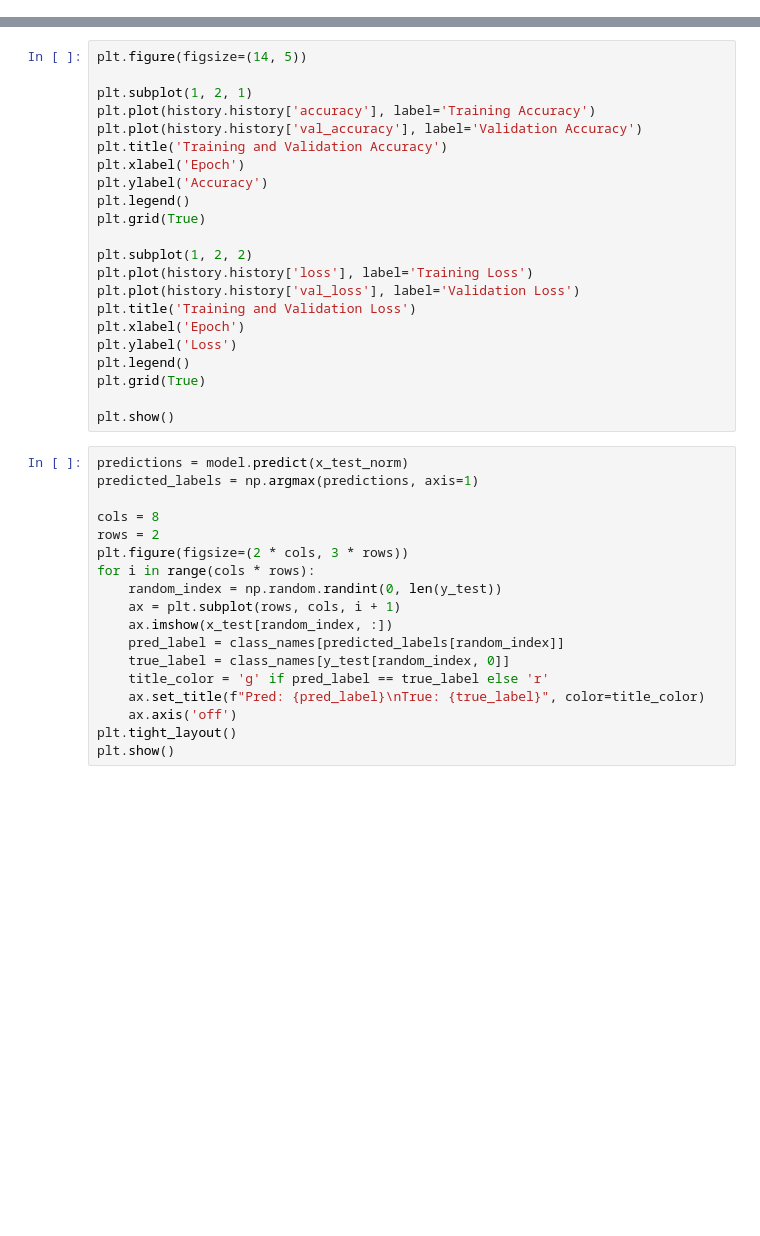
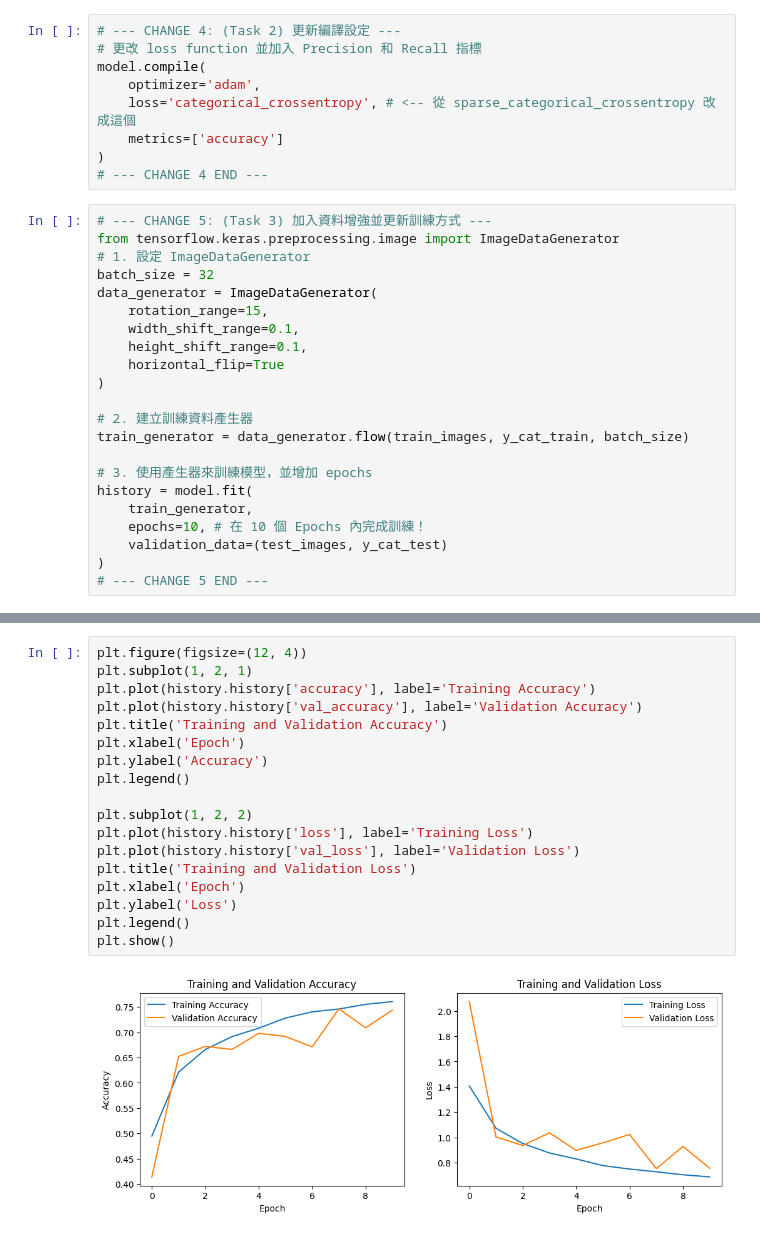
Before and after one commit to rich7420/CNN-Assignment-2025, a Jupyter notebook: ACS111147_CNN_Assignment.ipynb, the cells around one changed output, grey strips where cells are left out. Saved outputs shown, nothing was run; the diff lists cells and outputs as text; blank space fills up the shorter version.

```diff
--- a/ACS111147_CNN_Assignment.ipynb
+++ b/ACS111147_CNN_Assignment.ipynb
@@ -175,0 +80,31 @@ Epoch 5/25
+# %%
+# --- CHANGE 4: (Task 2) 更新編譯設定 ---
+# 更改 loss function 並加入 Precision 和 Recall 指標
+model.compile(
+    optimizer='adam',
+    loss='categorical_crossentropy', # <-- 從 sparse_categorical_crossentropy 改成這個
+    metrics=['accuracy']
+)
+# --- CHANGE 4 END ---
+# %%
+# --- CHANGE 5: (Task 3) 加入資料增強並更新訓練方式 ---
+from tensorflow.keras.preprocessing.image import ImageDataGenerator
+# 1. 設定 ImageDataGenerator
+batch_size = 32
+data_generator = ImageDataGenerator(
+    rotation_range=15,
+    width_shift_range=0.1,
+    height_shift_range=0.1,
+    horizontal_flip=True
+)
+
+# 2. 建立訓練資料產生器
+train_generator = data_generator.flow(train_images, y_cat_train, batch_size)
+
+# 3. 使用產生器來訓練模型，並增加 epochs
+history = model.fit(
+    train_generator,
+    epochs=10, # 在 10 個 Epochs 內完成訓練！
+    validation_data=(test_images, y_cat_test)
+)
+# --- CHANGE 5 END ---
@@ -196,40 +162,20 @@ except Exception as e:
 # %%
-plt.figure(figsize=(14, 5))
-
+plt.figure(figsize=(12, 4))
 plt.subplot(1, 2, 1)
 plt.plot(history.history['accuracy'], label='Training Accuracy')
 plt.plot(history.history['val_accuracy'], label='Validation Accuracy')
 plt.title('Training and Validation Accuracy')
 plt.xlabel('Epoch')
 plt.ylabel('Accuracy')
 plt.legend()
-plt.grid(True)
 
 plt.subplot(1, 2, 2)
 plt.plot(history.history['loss'], label='Training Loss')
 plt.plot(history.history['val_loss'], label='Validation Loss')
 plt.title('Training and Validation Loss')
 plt.xlabel('Epoch')
 plt.ylabel('Loss')
 plt.legend()
-plt.grid(True)
-
 plt.show()
+# %% [output]
+[figure, added]
-# %%
-predictions = model.predict(x_test_norm)
-predicted_labels = np.argmax(predictions, axis=1)
-
-cols = 8
-rows = 2
-plt.figure(figsize=(2 * cols, 3 * rows))
-for i in range(cols * rows):
-    random_index = np.random.randint(0, len(y_test))
-    ax = plt.subplot(rows, cols, i + 1)
-    ax.imshow(x_test[random_index, :])
-    pred_label = class_names[predicted_labels[random_index]]
-    true_label = class_names[y_test[random_index, 0]]
-    title_color = 'g' if pred_label == true_label else 'r'
-    ax.set_title(f"Pred: {pred_label}\nTrue: {true_label}", color=title_color)
-    ax.axis('off')
-plt.tight_layout()
-plt.show()
```
Also changed, not shown: parts of 16 cells of this notebook, 1 other file.
